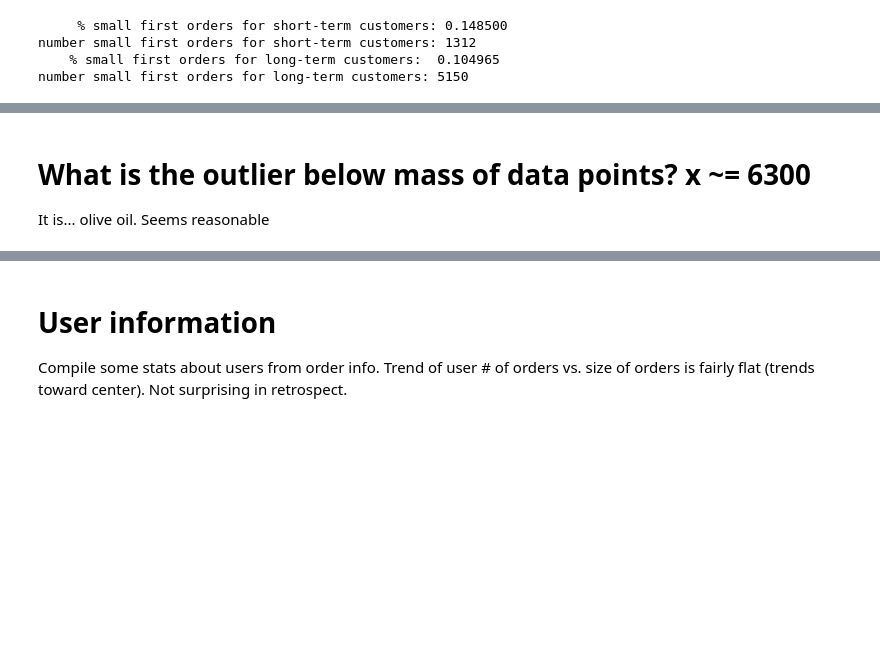
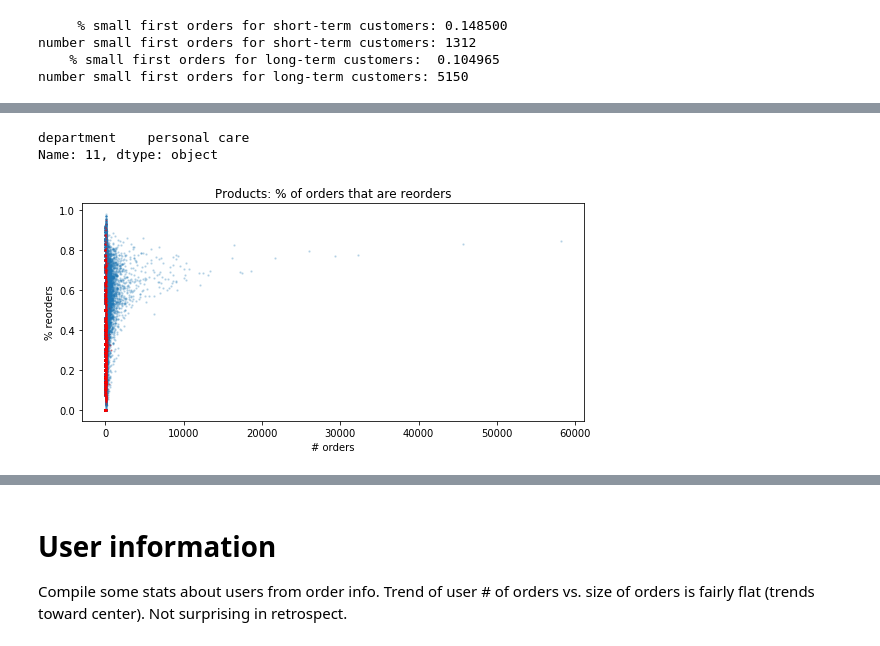
Before and after one commit to notsambeck/eda, a Jupyter notebook: instacart2.ipynb, the cells around one changed output, grey strips where cells are left out. Cells and saved outputs as stored; diff of their text form; code cells hidden in the pictures; blank space fills up the shorter version.

```diff
--- a/instacart2.ipynb
+++ b/instacart2.ipynb
@@ -244,27 +303,27 @@ order_details = pd.merge(order_details, tmp, left_on='product_id', right_index=T
 # %%
 # plot percentage reorders by department
 fig, ax = plt.subplots()
-dept_id = 4
+dept_id = 11
 
 print(db['departments'].loc[dept_id])
 
 fig.set_size_inches(9,4)
 ax.scatter(order_details.groupby('product_id').size(),
            order_details.groupby('product_id').reorder_pct.mean(),
            s=2,
            alpha=.2,)
 
-ax.scatter(order_details[order_details.department_id == 4].groupby('product_id').size(),
-           order_details[order_details.department_id == 4].groupby('product_id').reorder_pct.mean(),
+ax.scatter(order_details[order_details.department_id == dept_id].groupby('product_id').size(),
+           order_details[order_details.department_id == dept_id].groupby('product_id').reorder_pct.mean(),
            s=1,
            color='red',
            alpha=.3,)
 
 ax.set_xlabel('# orders')
 ax.set_ylabel('% reorders')
 ax.set_title('Products: % of orders that are reorders')
 plt.show()
+# %% [output]
+department    personal care
+Name: 11, dtype: object
+[figure, added]
-# %% [markdown]
-# What is the outlier below mass of data points? x ~= 6300
-
-It is... olive oil. Seems reasonable
```
Also changed, not shown: parts of 30 cells of this notebook.
